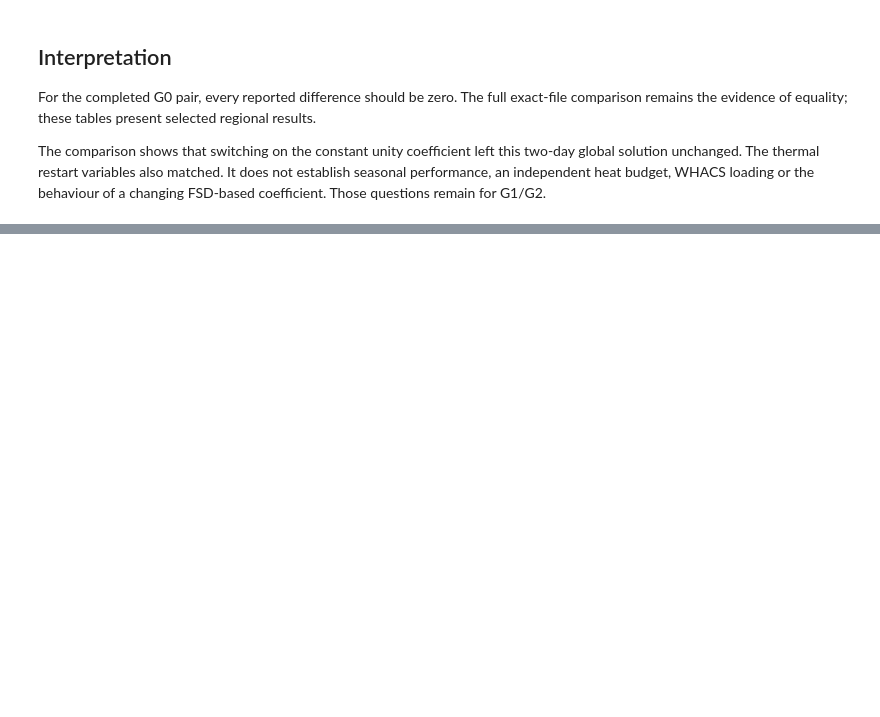
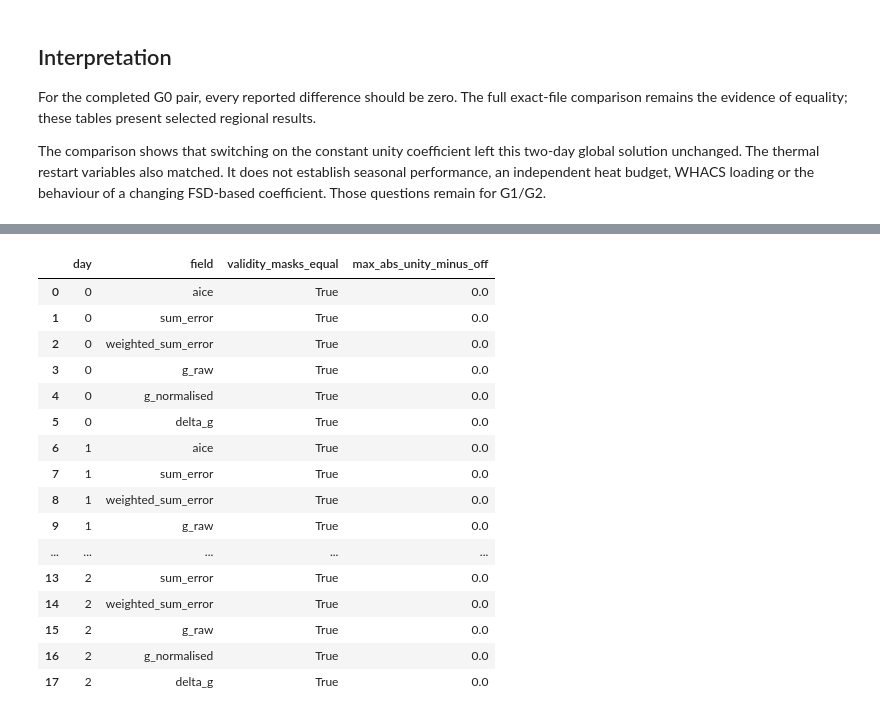
Before and after one commit to dpath2o/CICE_dyntens, a Jupyter notebook: CICE_testing/notebooks/G0.ipynb, the cells around one changed output, grey strips where cells are left out. Cells and saved outputs as stored; diff of their text form; code cells hidden in the pictures; blank space fills up the shorter version.

```diff
--- a/CICE_testing/notebooks/G0.ipynb
+++ b/CICE_testing/notebooks/G0.ipynb
@@ -146,0 +310,10 @@ The comparison shows that switching on the constant unity coefficient left this
+# %%
+snapshots = {}
+for label in ("off", "unity"):
+    root = runs / f"dt_g0_{label}"
+    files = [root / "input_restart/iced.2000-09-01-00000.nc",
+             root / "restart/iced.2000-09-02-00000.nc",
+             root / "restart/iced.2000-09-03-00000.nc"]
+    for day, path in enumerate(files):
+        snapshots[label, day] = restart_fields(path)
+        print("Read:", path.name, label)
@@ -146,0 +392,34 @@ The comparison shows that switching on the constant unity coefficient left this
+# %%
+# Descriptive map comparisons; the G0 validator remains the equality test.
+comparison = []
+for day in range(3):
+    for name in snapshots["off", day]:
+        a = snapshots["off", day][name]
+        b = snapshots["unity", day][name]
+        valid = np.isfinite(a) & np.isfinite(b)
+        comparison.append({"day": day,
+                           "field": name,
+                           "validity_masks_equal": np.array_equal(np.isfinite(a), np.isfinite(b)),
+                           "max_abs_unity_minus_off": np.max(np.abs(b[valid] - a[valid])) if valid.any() else np.nan})
+
+comparison = pd.DataFrame(comparison)
+comparison.to_csv(out / "derived-map-comparison.csv", index=False)
+display(comparison)
+# %% [output]
+|  | day | field | validity_masks_equal | max_abs_unity_minus_off |
+| 0 | 0 | aice | True | 0.0 |
+| 1 | 0 | sum_error | True | 0.0 |
+| 2 | 0 | weighted_sum_error | True | 0.0 |
+| 3 | 0 | g_raw | True | 0.0 |
+| 4 | 0 | g_normalised | True | 0.0 |
+| 5 | 0 | delta_g | True | 0.0 |
+| 6 | 1 | aice | True | 0.0 |
+| 7 | 1 | sum_error | True | 0.0 |
+| 8 | 1 | weighted_sum_error | True | 0.0 |
+| 9 | 1 | g_raw | True | 0.0 |
+| ... | ... | ... | ... | ... |
+| 13 | 2 | sum_error | True | 0.0 |
+| 14 | 2 | weighted_sum_error | True | 0.0 |
+| 15 | 2 | g_raw | True | 0.0 |
+| 16 | 2 | g_normalised | True | 0.0 |
+| 17 | 2 | delta_g | True | 0.0 |
```
Also changed, not shown: parts of 16 cells of this notebook.
